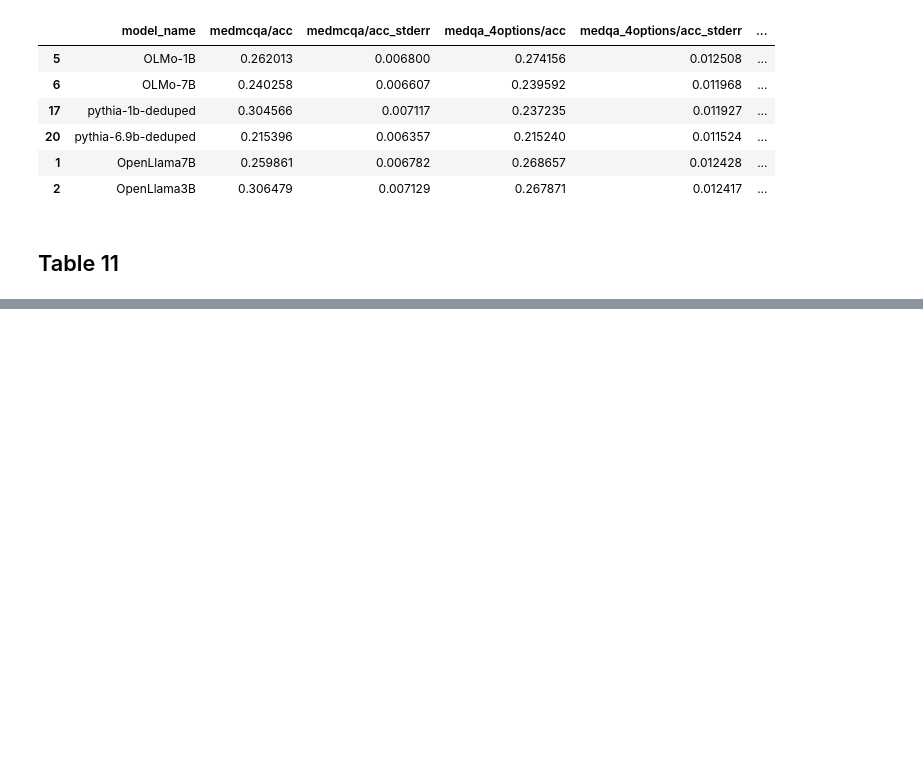
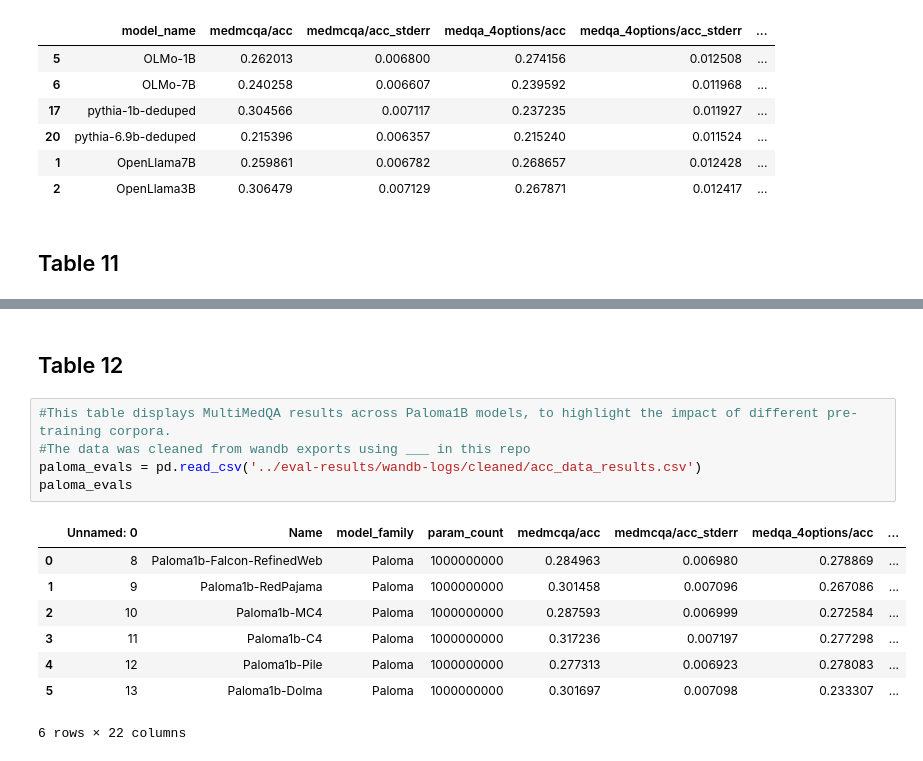
Before and after one commit to NikolajMA/biomedical-llm-scaling, a Jupyter notebook: analysis-results/tables.ipynb, the cells around one changed output, grey strips where cells are left out. Saved outputs shown, nothing was run; the diff lists cells and outputs as text; blank space fills up the shorter version.

Commit message:
tableupdates and termfreq results

```diff
--- a/analysis-results/tables.ipynb
+++ b/analysis-results/tables.ipynb
@@ -477,0 +524,16 @@ combined_corpus_evals
+# %% [markdown]
+## Table 12
+# %%
+#This table displays MultiMedQA results across Paloma1B models, to highlight the impact of different pre-training corpora.
+#The data was cleaned from wandb exports using ___ in this repo
+paloma_evals = pd.read_csv('../eval-results/wandb-logs/cleaned/acc_data_results.csv')
+paloma_evals
+# %% [output]
+|  | Unnamed: 0 | Name | model_family | param_count | medmcqa/acc | medmcqa/acc_stderr | medqa_4options/acc | ... |
+| 0 | 8 | Paloma1b-Falcon-RefinedWeb | Paloma | 1000000000 | 0.284963 | 0.006980 | 0.278869 | ... |
+| 1 | 9 | Paloma1b-RedPajama | Paloma | 1000000000 | 0.301458 | 0.007096 | 0.267086 | ... |
+| 2 | 10 | Paloma1b-MC4 | Paloma | 1000000000 | 0.287593 | 0.006999 | 0.272584 | ... |
+| 3 | 11 | Paloma1b-C4 | Paloma | 1000000000 | 0.317236 | 0.007197 | 0.277298 | ... |
+| 4 | 12 | Paloma1b-Pile | Paloma | 1000000000 | 0.277313 | 0.006923 | 0.278083 | ... |
+| 5 | 13 | Paloma1b-Dolma | Paloma | 1000000000 | 0.301697 | 0.007098 | 0.233307 | ... |
+6 rows × 22 columns
```
Also changed, not shown: parts of 2 cells of this notebook, 3 other files.
